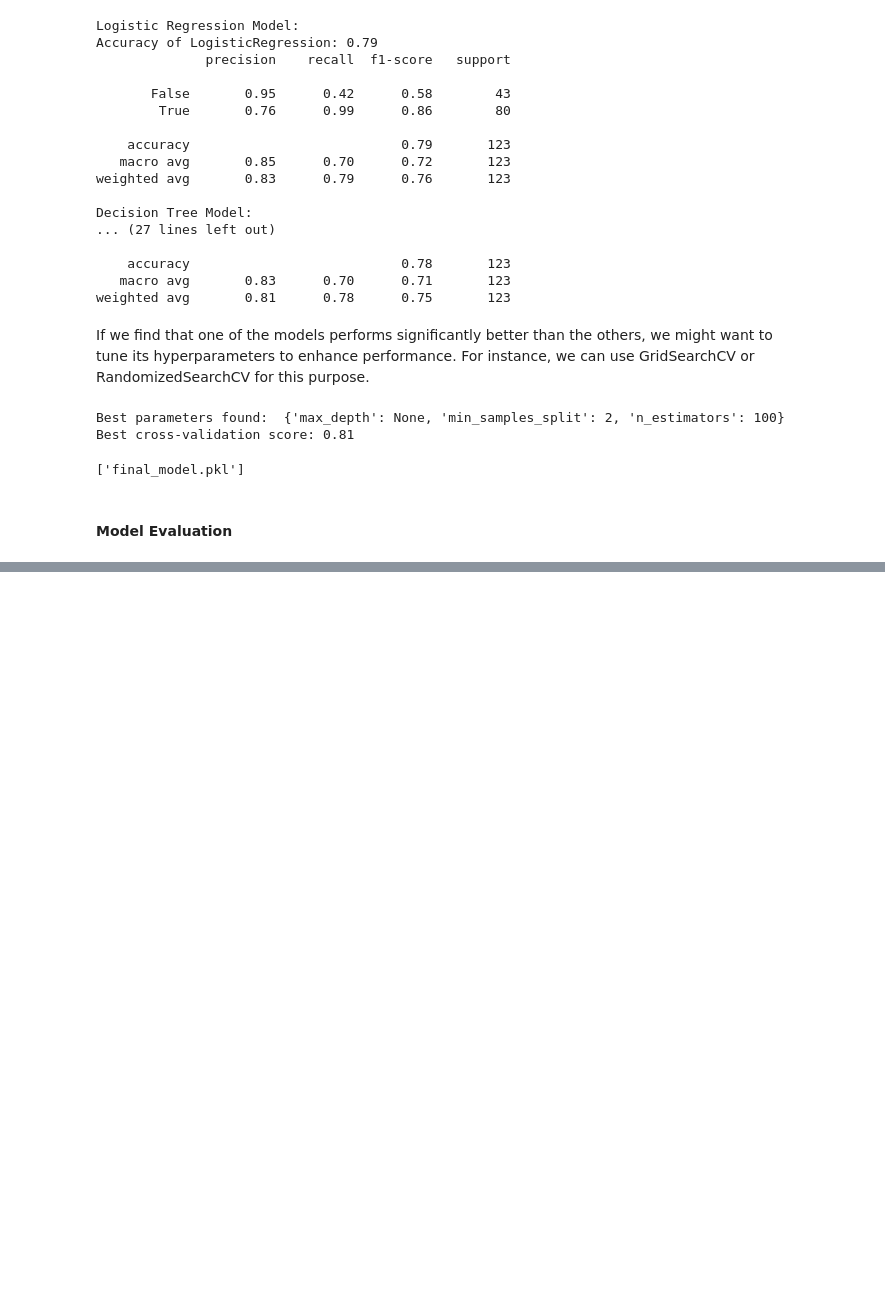
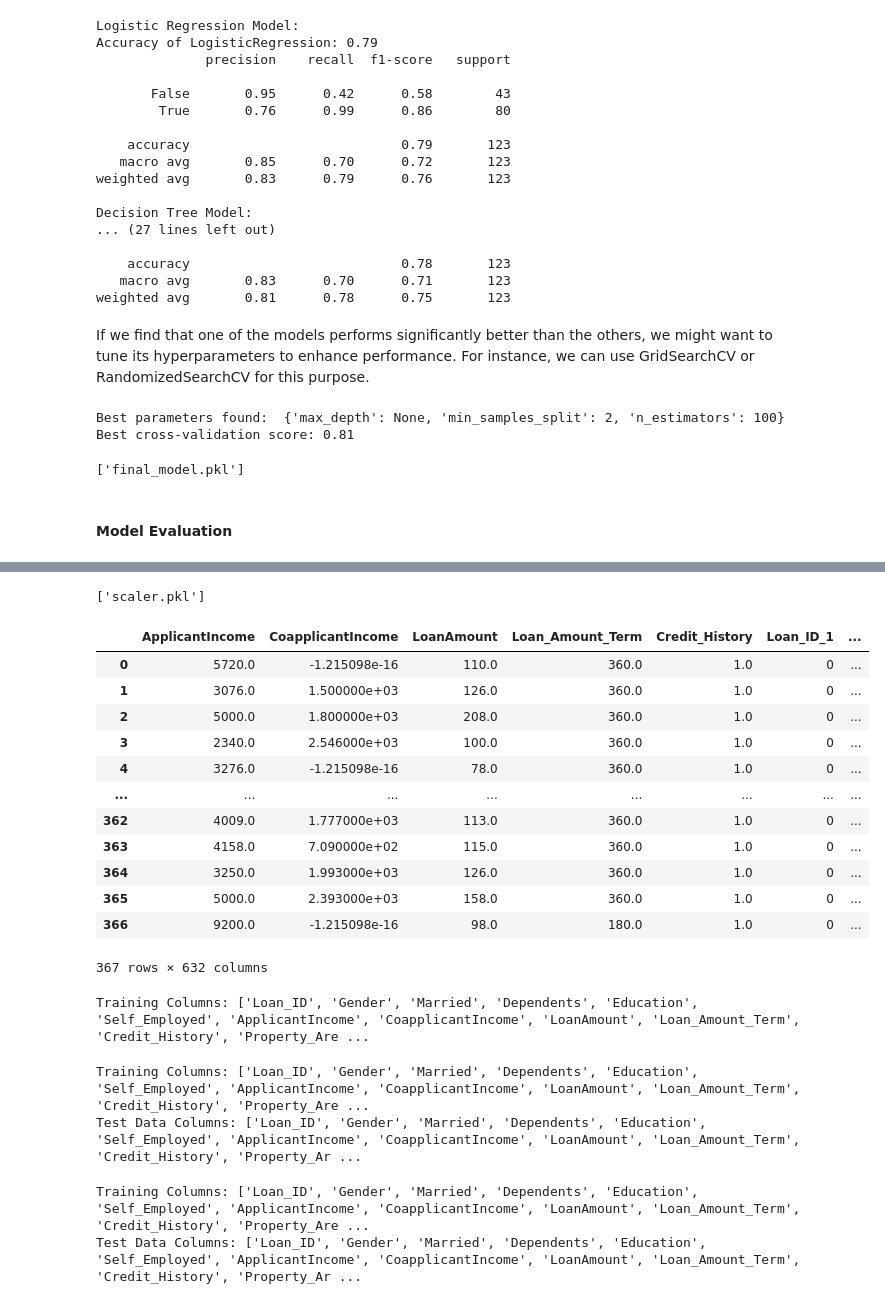
Before and after one commit to rubydamodar/Loan-approval-prediction-, a Jupyter notebook: loan approval Exploratory Data Analysis (EDA)/LoanApprovalEDA.ipynb, the cells around one changed output, grey strips where cells are left out. Drawn from its saved outputs; the diff is of its cells as text; code cells hidden in the pictures; blank space fills up the shorter version.

Commit message:
working more on this project
Co-Authored-By: sygitech <141951201+sygitech@users.noreply.github.com>

```diff
--- a/loan approval Exploratory Data Analysis (EDA)/LoanApprovalEDA.ipynb
+++ b/loan approval Exploratory Data Analysis (EDA)/LoanApprovalEDA.ipynb
@@ -443,0 +460,5 @@ test_data.head()
+# %%
+training_data_columns = joblib.load('training_columns.pkl')  # Assume this file contains the training columns
+missing_cols = set(training_data_columns) - set(test_data.columns)
+for col in missing_cols:
+    test_data[col] = 0
@@ -443,0 +469,59 @@ test_data.head()
+# %%
+numerical_columns = ['ApplicantIncome', 'CoapplicantIncome', 'LoanAmount', 'Loan_Amount_Term', 'Credit_History']
+# %%
+scaler = StandardScaler()
+scaler.fit(train_data[numerical_columns])
+
+# Save the scaler to a file
+joblib.dump(scaler, 'scaler.pkl')
+# %% [output]
+['scaler.pkl']
+# %%
+scaler = joblib.load('scaler.pkl')
+test_data[numerical_columns] = scaler.transform(test_data[numerical_columns])
+# %%
+scaler = joblib.load('scaler.pkl')
+numerical_columns = ['ApplicantIncome', 'CoapplicantIncome', 'LoanAmount', 'Loan_Amount_Term', 'Credit_History']
+test_data[numerical_columns] = scaler.transform(test_data[numerical_columns])
+# %%
+test_data
+# %% [output]
+|  | ApplicantIncome | CoapplicantIncome | LoanAmount | Loan_Amount_Term | Credit_History | Loan_ID_1 | ... |
+| 0 | 5720.0 | -1.215098e-16 | 110.0 | 360.0 | 1.0 | 0 | ... |
+| 1 | 3076.0 | 1.500000e+03 | 126.0 | 360.0 | 1.0 | 0 | ... |
+| 2 | 5000.0 | 1.800000e+03 | 208.0 | 360.0 | 1.0 | 0 | ... |
+| 3 | 2340.0 | 2.546000e+03 | 100.0 | 360.0 | 1.0 | 0 | ... |
+| 4 | 3276.0 | -1.215098e-16 | 78.0 | 360.0 | 1.0 | 0 | ... |
+| ... | ... | ... | ... | ... | ... | ... | ... |
+| 362 | 4009.0 | 1.777000e+03 | 113.0 | 360.0 | 1.0 | 0 | ... |
+| 363 | 4158.0 | 7.090000e+02 | 115.0 | 360.0 | 1.0 | 0 | ... |
+| 364 | 3250.0 | 1.993000e+03 | 126.0 | 360.0 | 1.0 | 0 | ... |
+| 365 | 5000.0 | 2.393000e+03 | 158.0 | 360.0 | 1.0 | 0 | ... |
+| 366 | 9200.0 | -1.215098e-16 | 98.0 | 180.0 | 1.0 | 0 | ... |
+367 rows × 632 columns
+# %%
+# Assuming 'Loan_Status' is the target variable
+train_data = pd.read_csv(r'C:\Users\abhis\Documents\GitHub\walmart sales forecasting\Loan-approval-prediction-\loan approval dataset\train_u6lujuX_CVtuZ9i.csv')  # Load your training data
+X_train = train_data.drop(columns=['Loan_Status'])  # Drop the target variable
+training_columns = X_train.columns.tolist()  # Get the feature columns
+print("Training Columns:", training_columns)
+# %% [output]
+Training Columns: ['Loan_ID', 'Gender', 'Married', 'Dependents', 'Education', 'Self_Employed', 'ApplicantIncome', 'CoapplicantIncome', 'LoanAmount', 'Loan_Amount_Term', 'Credit_History', 'Property_Are ...
+# %%
+# Load the test data
+test_data = pd.read_csv(r'C:\Users\abhis\Documents\GitHub\walmart sales forecasting\Loan-approval-prediction-\loan approval dataset\test_Y3wMUE5_7gLdaTN.csv')  # Replace with your test data file
+
+# Print columns to check for discrepancies
+print("Training Columns:", training_columns)
+print("Test Data Columns:", test_data.columns.tolist())
+# %% [output]
+Training Columns: ['Loan_ID', 'Gender', 'Married', 'Dependents', 'Education', 'Self_Employed', 'ApplicantIncome', 'CoapplicantIncome', 'LoanAmount', 'Loan_Amount_Term', 'Credit_History', 'Property_Are ...
+Test Data Columns: ['Loan_ID', 'Gender', 'Married', 'Dependents', 'Education', 'Self_Employed', 'ApplicantIncome', 'CoapplicantIncome', 'LoanAmount', 'Loan_Amount_Term', 'Credit_History', 'Property_Ar ...
+# %%
+# Define training_columns based on your training data features
+training_columns = train_data.columns.tolist()
+print("Training Columns:", training_columns)
+print("Test Data Columns:", test_data.columns.tolist())
+# %% [output]
+Training Columns: ['Loan_ID', 'Gender', 'Married', 'Dependents', 'Education', 'Self_Employed', 'ApplicantIncome', 'CoapplicantIncome', 'LoanAmount', 'Loan_Amount_Term', 'Credit_History', 'Property_Are ...
+Test Data Columns: ['Loan_ID', 'Gender', 'Married', 'Dependents', 'Education', 'Self_Employed', 'ApplicantIncome', 'CoapplicantIncome', 'LoanAmount', 'Loan_Amount_Term', 'Credit_History', 'Property_Ar ...
```
Also changed, not shown: parts of 10 cells of this notebook, 2 other files.
